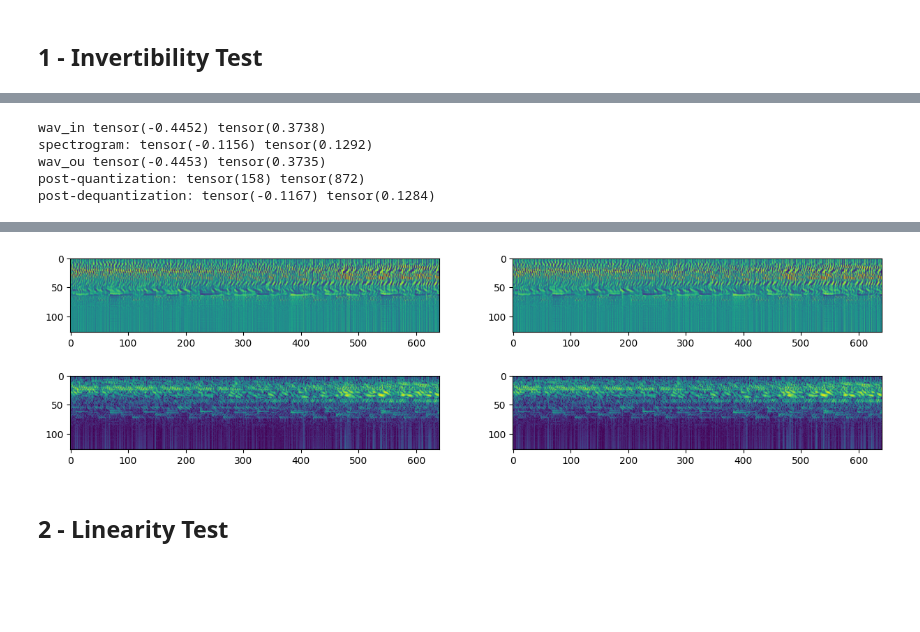
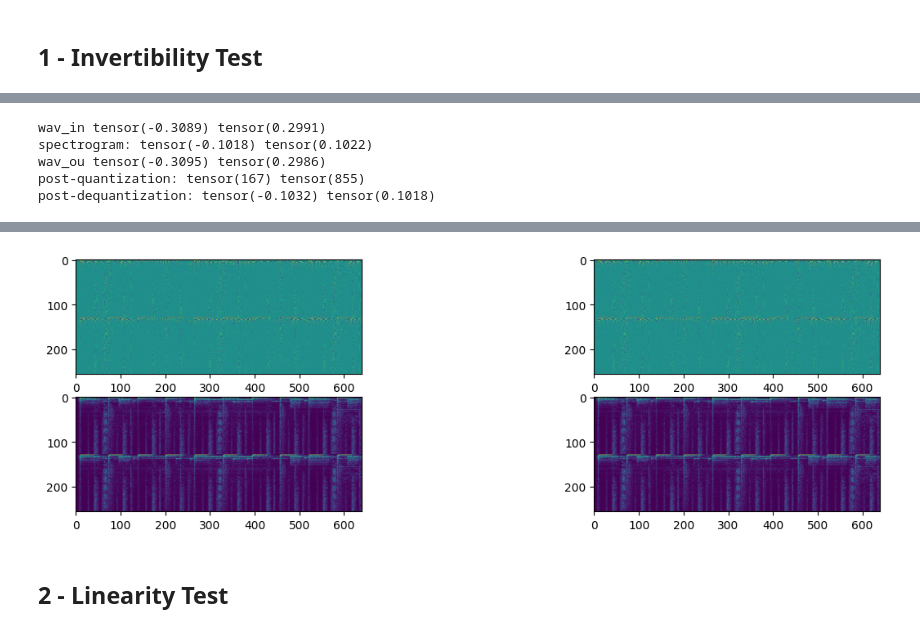
Before and after one commit to wkzng/iSincNet, a Jupyter notebook: demo.ipynb, the cells around one changed output, grey strips where cells are left out. Cells and saved outputs as stored; diff of their text form; code cells hidden in the pictures; blank space fills up the shorter version.

Commit message:
Optimization for the decoder

```diff
--- a/demo.ipynb
+++ b/demo.ipynb
@@ -9,5 +9,5 @@ from IPython.display import HTML
 from sincnet.model import SincNet, Quantizer, compute_forward_mu_law_companding
 from datasets.utils.waveform import WaveformLoader
 # %%
-#device = torch.device("cuda" if torch.cuda.is_available() else "cpu")
-device = torch.device("cpu")
+device = torch.device("cuda" if torch.cuda.is_available() else "cpu")
+device
@@ -24,8 +26,10 @@ weights_folder = "pretrained"
 #weights_folder = f"training/trainings/{config.id}/ckpt"
 # %%
 sinc : SincNet = (
-    #SincNet(fps=128, component="complex", causal=False)
-    SincNet(fps=128, component="real", causal=True)
+    SincNet(fps=128, component="complex", scale="lin", causal=False)
+    #SincNet(fps=128, component="complex", scale="mel", causal=False)
+    #SincNet(fps=128, component="real", scale="lin", causal=True)
+    #SincNet(fps=128, component="real", scale="mel", causal=True)
     .load_pretrained_weights(weights_folder=weights_folder, verbose=True)
     .eval()
     .to(device)
@@ -45,11 +49,8 @@ audio_pathes = {
     6:"audio/invertibility/16176213.mp3",
 }
 
-audio_path = audio_pathes[4]
-audio_path = "audio/stellardrone-billions-and-billions.mp3"
-#audio_path = "audio/space-of-soul.mp3"
-
-waveform = audio_loader.load_segment(audio_path, offset=10, duration=5, nchannels=1)
+audio_path = audio_pathes[3]
+waveform = audio_loader.load_segment(audio_path, offset=0, duration=5, nchannels=2)
 loudness = audio_loader.measure_loudness(waveform)
 waveform = audio_loader.normalise_loudness(waveform, loudness, target_lufs=-23)
 
@@ -67,13 +68,12 @@ with torch.no_grad():
     # trnsform the waveform into tensor
     wav = torch.from_numpy(waveform).to(device).float()
     print("wav_in", wav.min(), wav.max())
-    scale = "mel"
 
     #encode and decode waveform
-    s = sinc.encode(wav.unsqueeze(0), scale=scale)
+    s = sinc.encode(wav)
     print("spectrogram:", s.min(), s.max())
 
-    reconstructed_wav = sinc.decode(s, scale=scale)
+    reconstructed_wav = sinc.decode(s)
     print("wav_ou", reconstructed_wav.min(), reconstructed_wav.max())
 
     #apply quantization
@@ -81,49 +81,49 @@ with torch.no_grad():
     print("post-quantization:", sq.min(), sq.max())
     sr = quantizer.inverse(sq)
     print("post-dequantization:", sr.min(), sr.max())
-    detokenized_wav = sinc.decode(sr, scale=scale)
+    detokenized_wav = sinc.decode(sr)
 
     #apply mu-law-companding for visualization
-    s = compute_forward_mu_law_companding(s, q_bits=q_bits)
-    sr = compute_forward_mu_law_companding(sr, q_bits=q_bits)
+    s = compute_forward_mu_law_companding(s.mean(dim=0), q_bits=q_bits)
+    sr = compute_forward_mu_law_companding(sr.mean(dim=0), q_bits=q_bits)
 
 
 f, axes = plt.subplots(2, 2, figsize=(15, 4))
-y = s[0].detach().numpy()
-yr = sr[0].detach().numpy()
+y = s.detach().numpy()
+yr = sr.detach().numpy()
 
 axes[0,0].imshow(y)
 axes[1,0].imshow(np.abs(y))
 
 axes[0,1].imshow(yr)
 axes[1,1].imshow(np.abs(yr))
 
 # Create your Audio objects
 audio1 = ipd.Audio(reconstructed_wav, rate=SAMPLE_RATE, autoplay=False)
 audio2 = ipd.Audio(detokenized_wav, rate=SAMPLE_RATE, autoplay=False)
 # Embed them in HTML with flexbox for horizontal layout
 html_content = f"""
 <div style="display:flex; justify-content:space-around;">
     <div>
         <h3>Reconstructed waveform</h3>
         {audio1._repr_html_()}
     </div>
     <div>
         <h3>Dequantized waveform</h3>
         {audio2._repr_html_()}
     </div>
 </div>
 """
 # Display the HTML
 display(HTML(html_content))
 # %% [output]
-wav_in tensor(-0.4452) tensor(0.3738)
-spectrogram: tensor(-0.1156) tensor(0.1292)
-wav_ou tensor(-0.4453) tensor(0.3735)
-post-quantization: tensor(158) tensor(872)
-post-dequantization: tensor(-0.1167) tensor(0.1284)
+wav_in tensor(-0.3089) tensor(0.2991)
+spectrogram: tensor(-0.1018) tensor(0.1022)
+wav_ou tensor(-0.3095) tensor(0.2986)
+post-quantization: tensor(167) tensor(855)
+post-dequantization: tensor(-0.1032) tensor(0.1018)
 [interactive output not drawn]
-[figure, old version]
+[figure, new version]
 # %% [markdown]
 ## 2 - Linearity Test
 # %%
```
Also changed, not shown: parts of 4 cells of this notebook, 10 other files.
